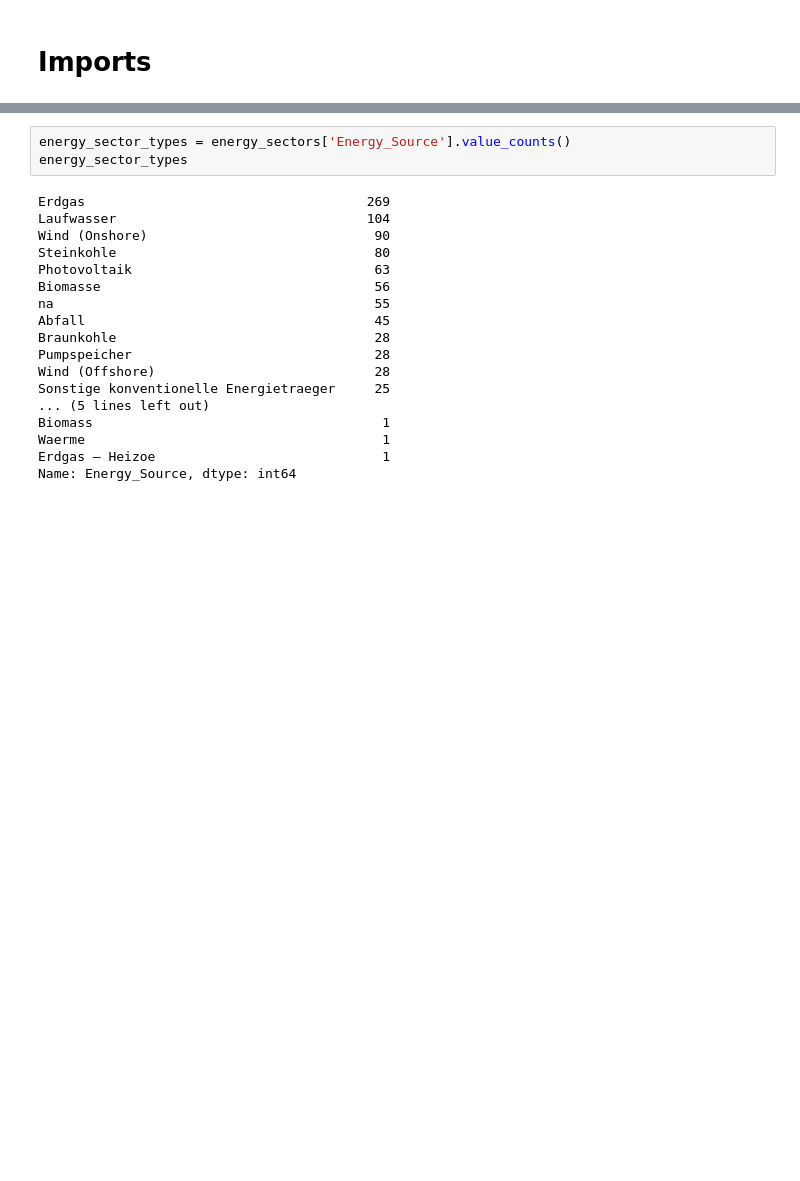
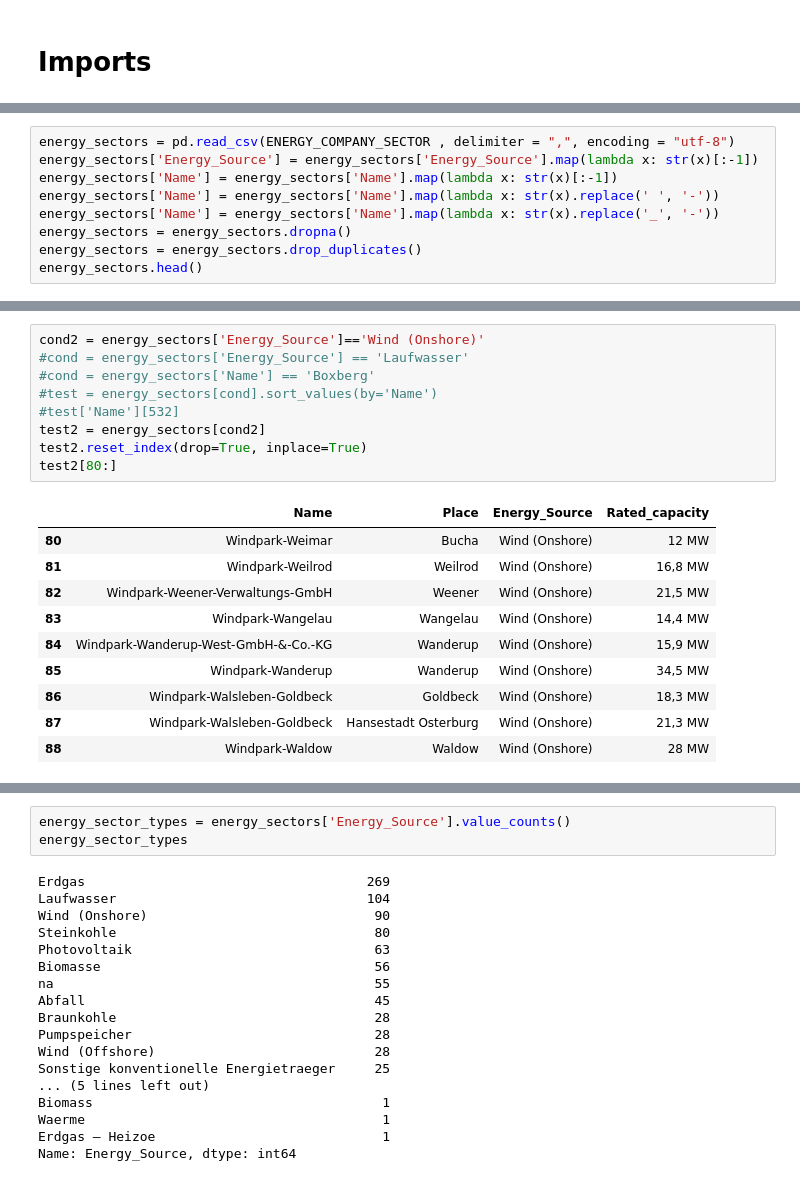
Before and after one commit to Arassc/energy-analysis-and-predictions, a Jupyter notebook: notebooks/power_data_test.ipynb, the cells around one changed output, grey strips where cells are left out. Drawn from its saved outputs; the diff is of its cells as text; blank space fills up the shorter version.

```diff
--- a/notebooks/power_data_test.ipynb
+++ b/notebooks/power_data_test.ipynb
@@ -49,0 +39,9 @@ energy_sectors['Energy_Source'] = energy_sectors['Energy_Source'].map(lambda x:
+# %%
+energy_sectors = pd.read_csv(ENERGY_COMPANY_SECTOR , delimiter = ",", encoding = "utf-8")
+energy_sectors['Energy_Source'] = energy_sectors['Energy_Source'].map(lambda x: str(x)[:-1])
+energy_sectors['Name'] = energy_sectors['Name'].map(lambda x: str(x)[:-1])
+energy_sectors['Name'] = energy_sectors['Name'].map(lambda x: str(x).replace(' ', '-'))
+energy_sectors['Name'] = energy_sectors['Name'].map(lambda x: str(x).replace('_', '-'))
+energy_sectors = energy_sectors.dropna()
+energy_sectors = energy_sectors.drop_duplicates()
+energy_sectors.head()
@@ -49,0 +71,20 @@ energy_sectors['Energy_Source'] = energy_sectors['Energy_Source'].map(lambda x:
+# %%
+cond2 = energy_sectors['Energy_Source']=='Wind (Onshore)'
+#cond = energy_sectors['Energy_Source'] == 'Laufwasser'
+#cond = energy_sectors['Name'] == 'Boxberg'
+#test = energy_sectors[cond].sort_values(by='Name')
+#test['Name'][532]
+test2 = energy_sectors[cond2]
+test2.reset_index(drop=True, inplace=True)
+test2[80:]
+# %% [output]
+|  | Name | Place | Energy_Source | Rated_capacity |
+| 80 | Windpark-Weimar | Bucha | Wind (Onshore) | 12 MW |
+| 81 | Windpark-Weilrod | Weilrod | Wind (Onshore) | 16,8 MW |
+| 82 | Windpark-Weener-Verwaltungs-GmbH | Weener | Wind (Onshore) | 21,5 MW |
+| 83 | Windpark-Wangelau | Wangelau | Wind (Onshore) | 14,4 MW |
+| 84 | Windpark-Wanderup-West-GmbH-&-Co.-KG | Wanderup | Wind (Onshore) | 15,9 MW |
+| 85 | Windpark-Wanderup | Wanderup | Wind (Onshore) | 34,5 MW |
+| 86 | Windpark-Walsleben-Goldbeck | Goldbeck | Wind (Onshore) | 18,3 MW |
+| 87 | Windpark-Walsleben-Goldbeck | Hansestadt Osterburg | Wind (Onshore) | 21,3 MW |
+| 88 | Windpark-Waldow | Waldow | Wind (Onshore) | 28 MW |
```
Also changed, not shown: parts of 52 cells of this notebook, 2 other files.
